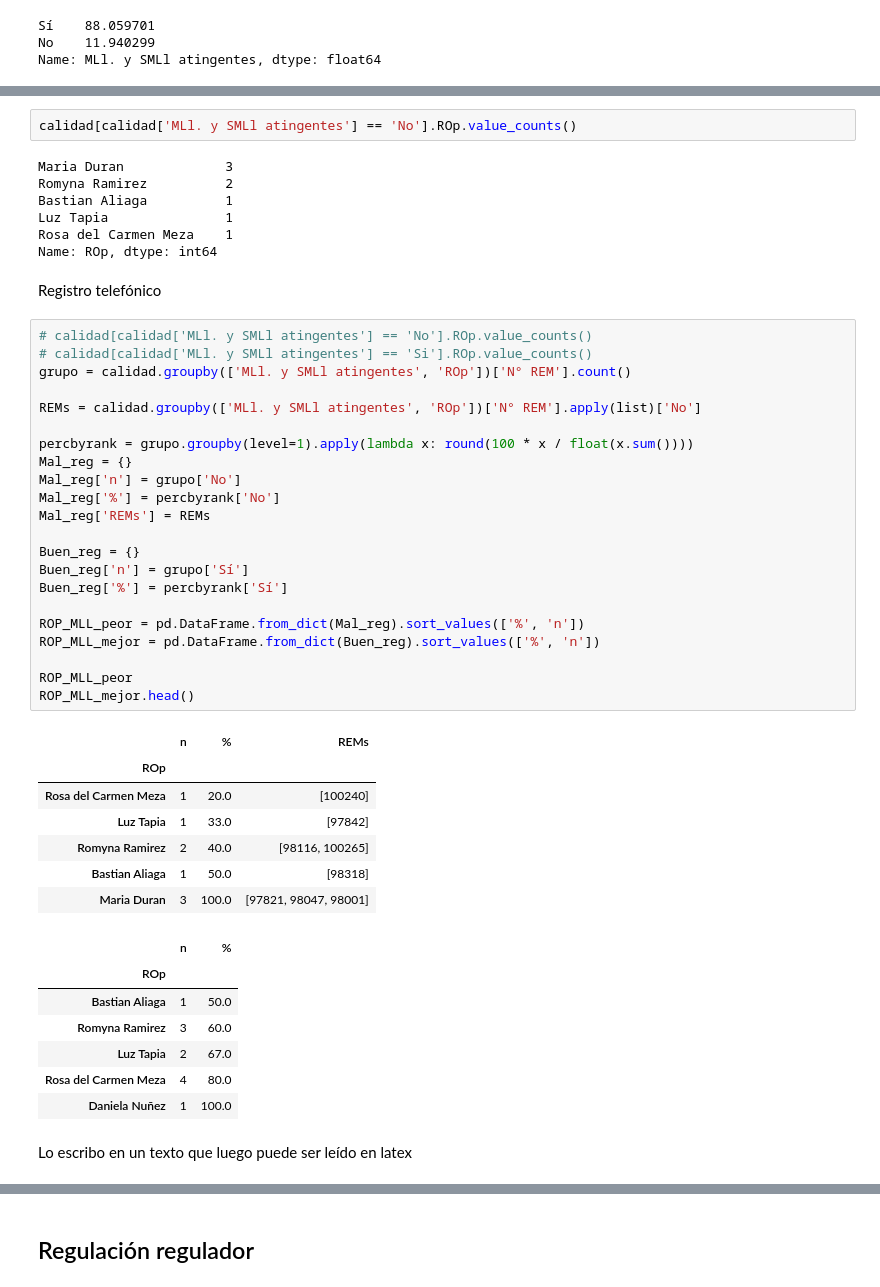
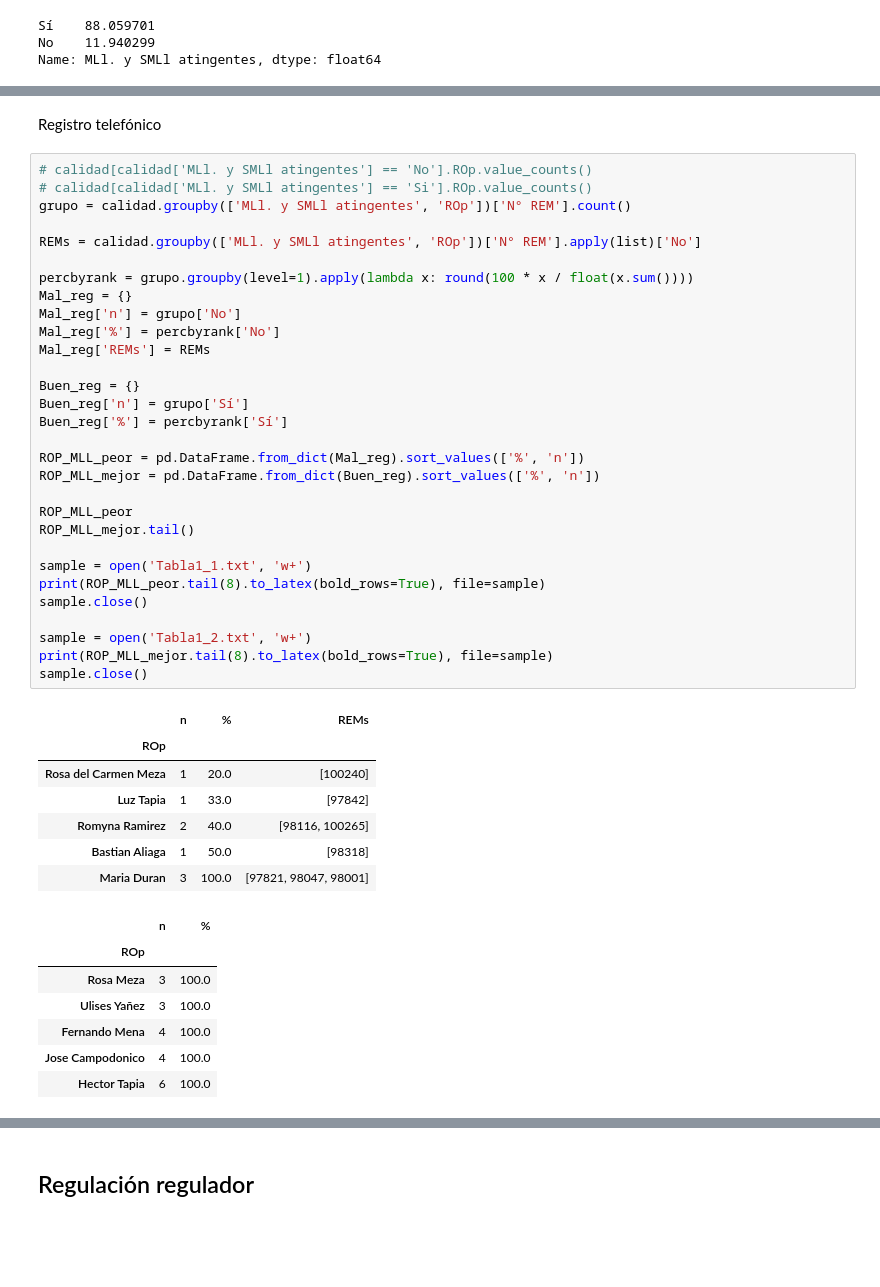
Before and after one commit to superegi/registros_esamu, a Jupyter notebook: calidad_registros/Calidad registros eSAMU.ipynb, the cells around one changed output, grey strips where cells are left out. Saved outputs shown, nothing was run; the diff lists cells and outputs as text; blank space fills up the shorter version.

```diff
--- a/calidad_registros/Calidad registros eSAMU.ipynb
+++ b/calidad_registros/Calidad registros eSAMU.ipynb
@@ -134,52 +135,49 @@ file.write(texto2)
-# %%
-calidad[calidad['MLl. y SMLl atingentes'] == 'No'].ROp.value_counts()
-# %% [output]
-Maria Duran             3
-Romyna Ramirez          2
-Bastian Aliaga          1
-Luz Tapia               1
-Rosa del Carmen Meza    1
-Name: ROp, dtype: int64
 # %% [markdown]
 Registro telefónico
 # %%
 # calidad[calidad['MLl. y SMLl atingentes'] == 'No'].ROp.value_counts()
 # calidad[calidad['MLl. y SMLl atingentes'] == 'Si'].ROp.value_counts()
 grupo = calidad.groupby(['MLl. y SMLl atingentes', 'ROp'])['N° REM'].count()
 
 REMs = calidad.groupby(['MLl. y SMLl atingentes', 'ROp'])['N° REM'].apply(list)['No']
 
 percbyrank = grupo.groupby(level=1).apply(lambda x: round(100 * x / float(x.sum())))
 Mal_reg = {}
 Mal_reg['n'] = grupo['No']
 Mal_reg['%'] = percbyrank['No']
 Mal_reg['REMs'] = REMs
 
 Buen_reg = {}
 Buen_reg['n'] = grupo['Sí']
 Buen_reg['%'] = percbyrank['Sí']
 
 ROP_MLL_peor = pd.DataFrame.from_dict(Mal_reg).sort_values(['%', 'n'])
 ROP_MLL_mejor = pd.DataFrame.from_dict(Buen_reg).sort_values(['%', 'n'])
 
 ROP_MLL_peor
-ROP_MLL_mejor.head()
+ROP_MLL_mejor.tail()
+
+sample = open('Tabla1_1.txt', 'w+')
+print(ROP_MLL_peor.tail(8).to_latex(bold_rows=True), file=sample)
+sample.close()
+
+sample = open('Tabla1_2.txt', 'w+')
+print(ROP_MLL_mejor.tail(8).to_latex(bold_rows=True), file=sample)
+sample.close()
 # %% [output]
 |  | n | % | REMs |
 | ROp |  |  |  |
 | Rosa del Carmen Meza | 1 | 20.0 | [100240] |
 | Luz Tapia | 1 | 33.0 | [97842] |
 | Romyna Ramirez | 2 | 40.0 | [98116, 100265] |
 | Bastian Aliaga | 1 | 50.0 | [98318] |
 | Maria Duran | 3 | 100.0 | [97821, 98047, 98001] |
 |  | n | % |
 | ROp |  |  |
-| Bastian Aliaga | 1 | 50.0 |
-| Romyna Ramirez | 3 | 60.0 |
-| Luz Tapia | 2 | 67.0 |
-| Rosa del Carmen Meza | 4 | 80.0 |
-| Daniela Nuñez | 1 | 100.0 |
+| Rosa Meza | 3 | 100.0 |
+| Ulises Yañez | 3 | 100.0 |
+| Fernando Mena | 4 | 100.0 |
+| Jose Campodonico | 4 | 100.0 |
+| Hector Tapia | 6 | 100.0 |
-# %% [markdown]
-Lo escribo en un texto que luego puede ser leído en latex
 # %%
 calidad['Teléfono registrado de llamante'].value_counts()
```
Also changed, not shown: parts of 15 cells of this notebook, 1 other file.
